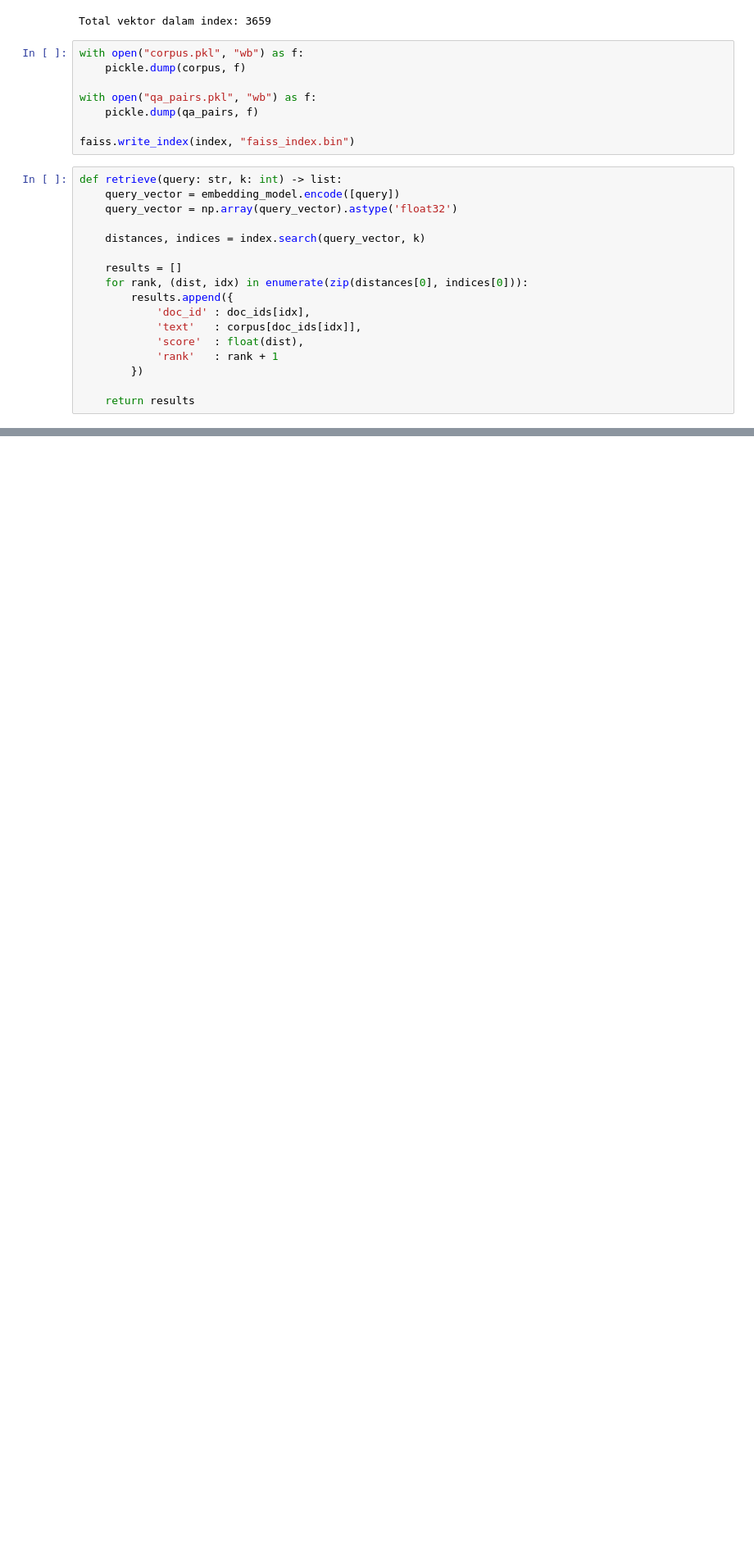
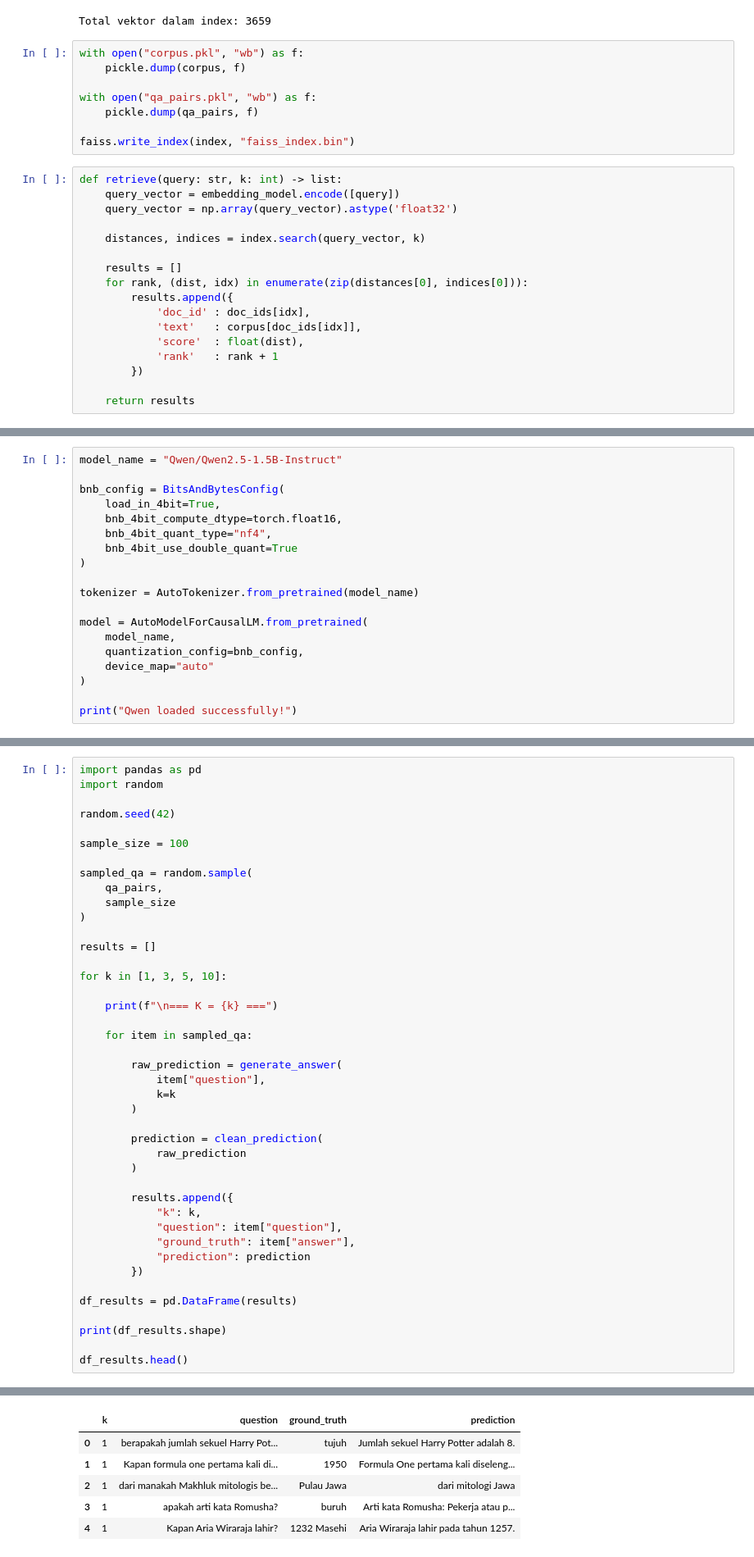
Before and after one commit to azyaf/RAG-Project, a Jupyter notebook: Data_Retrieval.ipynb, the cells around one changed output, grey strips where cells are left out. Shown at 82% size. Drawn from its saved outputs; the diff is of its cells as text; blank space fills up the shorter version.

```diff
--- a/Data_Retrieval.ipynb
+++ b/Data_Retrieval.ipynb
@@ -246,0 +251,19 @@ Jumlah dokumen retrieved: 3
+# %%
+model_name = "Qwen/Qwen2.5-1.5B-Instruct"
+
+bnb_config = BitsAndBytesConfig(
+    load_in_4bit=True,
+    bnb_4bit_compute_dtype=torch.float16,
+    bnb_4bit_quant_type="nf4",
+    bnb_4bit_use_double_quant=True
+)
+
+tokenizer = AutoTokenizer.from_pretrained(model_name)
+
+model = AutoModelForCausalLM.from_pretrained(
+    model_name,
+    quantization_config=bnb_config,
+    device_map="auto"
+)
+
+print("Qwen loaded successfully!")
@@ -246,0 +362,43 @@ Jumlah dokumen retrieved: 3
+# %%
+import pandas as pd
+import random
+
+random.seed(42)
+
+sample_size = 100
+
+sampled_qa = random.sample(
+    qa_pairs,
+    sample_size
+)
+
+results = []
+
+for k in [1, 3, 5, 10]:
+
+    print(f"\n=== K = {k} ===")
+
+    for item in sampled_qa:
+
+        raw_prediction = generate_answer(
+            item["question"],
+            k=k
+        )
+
+        prediction = clean_prediction(
+            raw_prediction
+        )
+
+        results.append({
+            "k": k,
+            "question": item["question"],
+            "ground_truth": item["answer"],
+            "prediction": prediction
+        })
+
+df_results = pd.DataFrame(results)
+
+print(df_results.shape)
+
+df_results.head()
+# %% [output]
@@ -246,0 +412,6 @@ Jumlah dokumen retrieved: 3
+|  | k | question | ground_truth | prediction |
+| 0 | 1 | berapakah jumlah sekuel Harry Pot... | tujuh | Jumlah sekuel Harry Potter adalah 8. |
+| 1 | 1 | Kapan formula one pertama kali di... | 1950 | Formula One pertama kali diseleng... |
+| 2 | 1 | dari manakah Makhluk mitologis be... | Pulau Jawa | dari mitologi Jawa |
+| 3 | 1 | apakah arti kata Romusha? | buruh | Arti kata Romusha: Pekerja atau p... |
+| 4 | 1 | Kapan Aria Wiraraja lahir? | 1232 Masehi | Aria Wiraraja lahir pada tahun 1257. |
```
Also changed, not shown: parts of 13 cells of this notebook.
